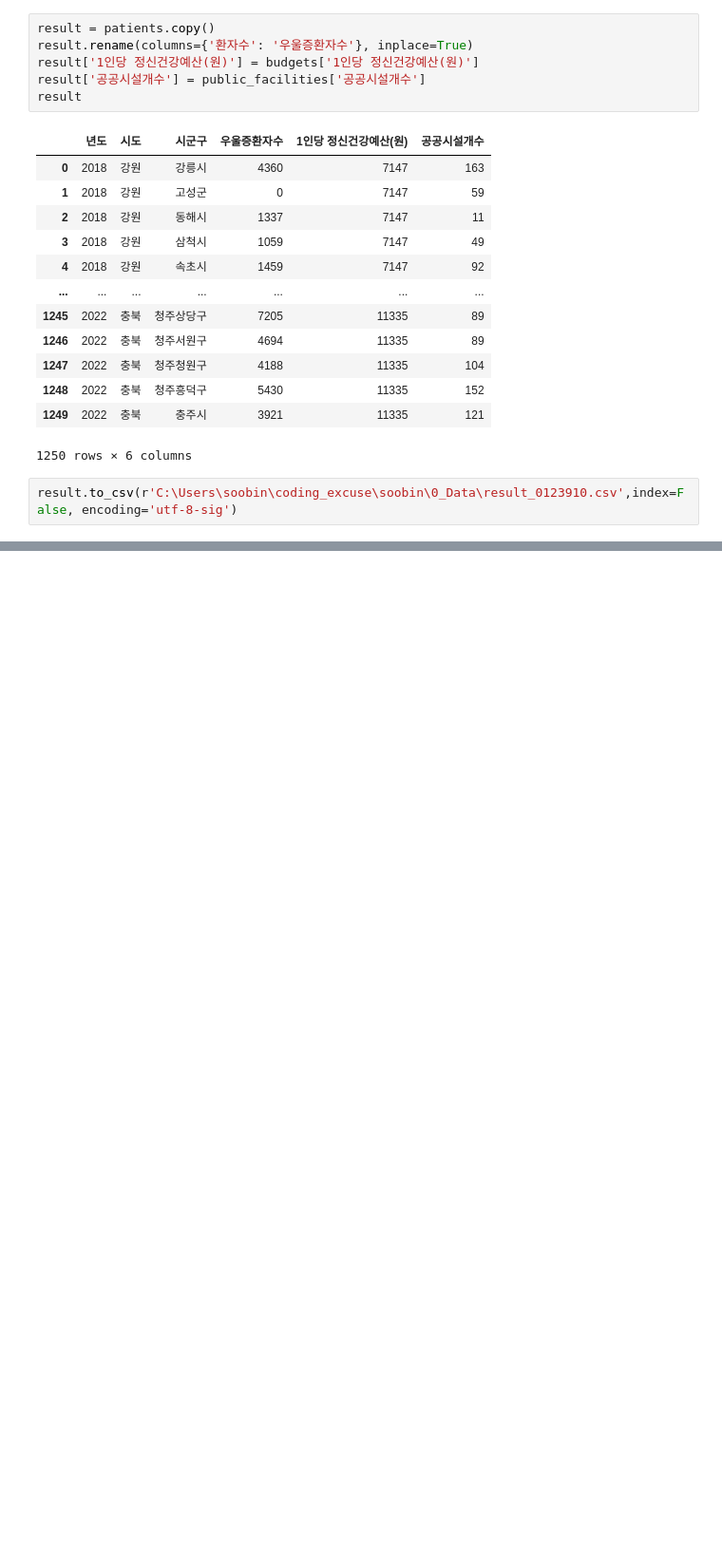
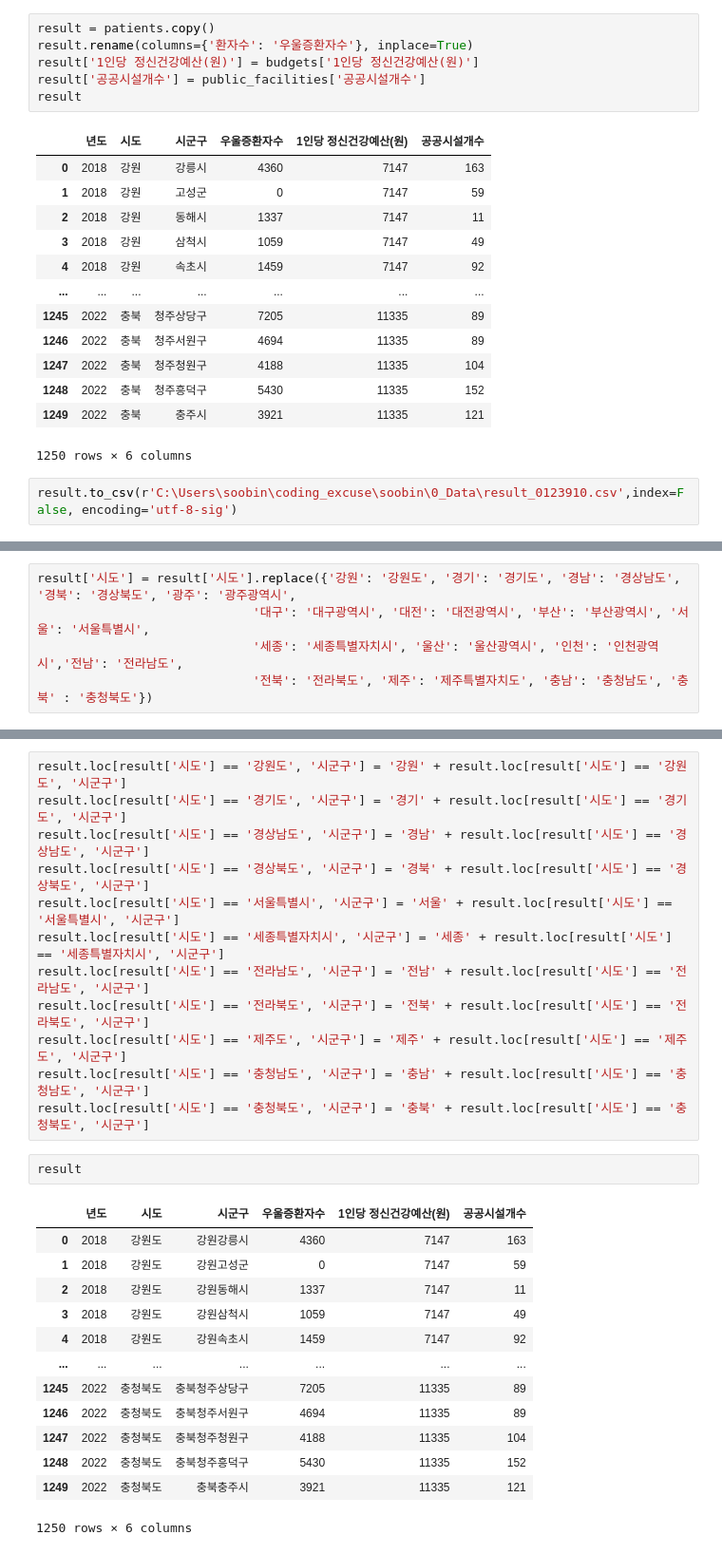
Before and after one commit to bonasoobin/depression-analysis, a Jupyter notebook: 0_Data/park.ipynb, the cells around one changed output, grey strips where cells are left out. Shown at 95% size. Cells and saved outputs as stored; diff of their text form; blank space fills up the shorter version.

```diff
--- a/0_Data/park.ipynb
+++ b/0_Data/park.ipynb
@@ -1618,0 +1635,5 @@ result.to_csv(r'C:\Users\soobin\coding_excuse\soobin\0_Data\result_0123910.csv',
+# %%
+result['시도'] = result['시도'].replace({'강원': '강원도', '경기': '경기도', '경남': '경상남도', '경북': '경상북도', '광주': '광주광역시',
+                             '대구': '대구광역시', '대전': '대전광역시', '부산': '부산광역시', '서울': '서울특별시',
+                             '세종': '세종특별자치시', '울산': '울산광역시', '인천': '인천광역시','전남': '전라남도',
+                             '전북': '전라북도', '제주': '제주특별자치도', '충남': '충청남도', '충북' : '충청북도'})
@@ -1618,0 +1660,28 @@ result.to_csv(r'C:\Users\soobin\coding_excuse\soobin\0_Data\result_0123910.csv',
+# %%
+result.loc[result['시도'] == '강원도', '시군구'] = '강원' + result.loc[result['시도'] == '강원도', '시군구']
+result.loc[result['시도'] == '경기도', '시군구'] = '경기' + result.loc[result['시도'] == '경기도', '시군구']
+result.loc[result['시도'] == '경상남도', '시군구'] = '경남' + result.loc[result['시도'] == '경상남도', '시군구']
+result.loc[result['시도'] == '경상북도', '시군구'] = '경북' + result.loc[result['시도'] == '경상북도', '시군구']
+result.loc[result['시도'] == '서울특별시', '시군구'] = '서울' + result.loc[result['시도'] == '서울특별시', '시군구']
+result.loc[result['시도'] == '세종특별자치시', '시군구'] = '세종' + result.loc[result['시도'] == '세종특별자치시', '시군구']
+result.loc[result['시도'] == '전라남도', '시군구'] = '전남' + result.loc[result['시도'] == '전라남도', '시군구']
+result.loc[result['시도'] == '전라북도', '시군구'] = '전북' + result.loc[result['시도'] == '전라북도', '시군구']
+result.loc[result['시도'] == '제주도', '시군구'] = '제주' + result.loc[result['시도'] == '제주도', '시군구']
+result.loc[result['시도'] == '충청남도', '시군구'] = '충남' + result.loc[result['시도'] == '충청남도', '시군구']
+result.loc[result['시도'] == '충청북도', '시군구'] = '충북' + result.loc[result['시도'] == '충청북도', '시군구']
+# %%
+result
+# %% [output]
+|  | 년도 | 시도 | 시군구 | 우울증환자수 | 1인당 정신건강예산(원) | 공공시설개수 |
+| 0 | 2018 | 강원도 | 강원강릉시 | 4360 | 7147 | 163 |
+| 1 | 2018 | 강원도 | 강원고성군 | 0 | 7147 | 59 |
+| 2 | 2018 | 강원도 | 강원동해시 | 1337 | 7147 | 11 |
+| 3 | 2018 | 강원도 | 강원삼척시 | 1059 | 7147 | 49 |
+| 4 | 2018 | 강원도 | 강원속초시 | 1459 | 7147 | 92 |
+| ... | ... | ... | ... | ... | ... | ... |
+| 1245 | 2022 | 충청북도 | 충북청주상당구 | 7205 | 11335 | 89 |
+| 1246 | 2022 | 충청북도 | 충북청주서원구 | 4694 | 11335 | 89 |
+| 1247 | 2022 | 충청북도 | 충북청주청원구 | 4188 | 11335 | 104 |
+| 1248 | 2022 | 충청북도 | 충북청주흥덕구 | 5430 | 11335 | 152 |
+| 1249 | 2022 | 충청북도 | 충북충주시 | 3921 | 11335 | 121 |
+1250 rows × 6 columns
```
Also changed, not shown: parts of 61 cells of this notebook.
